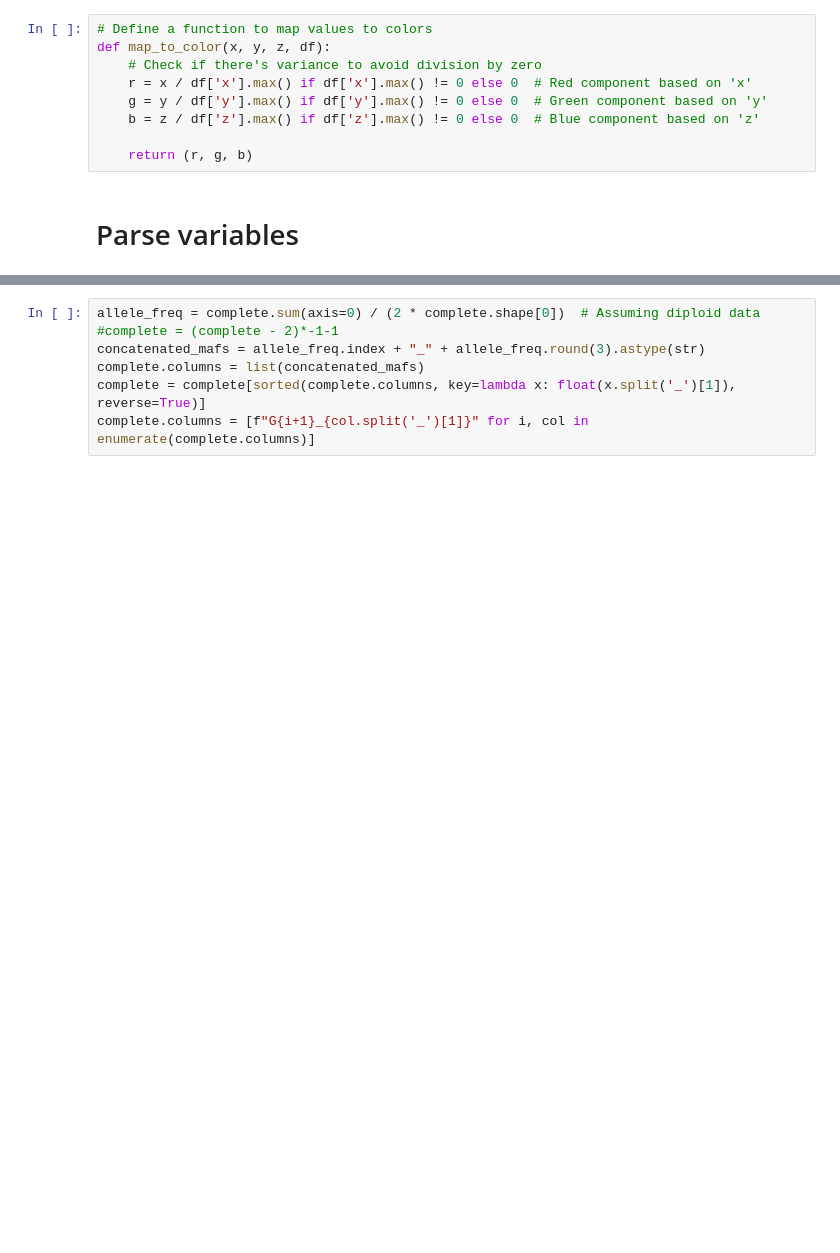
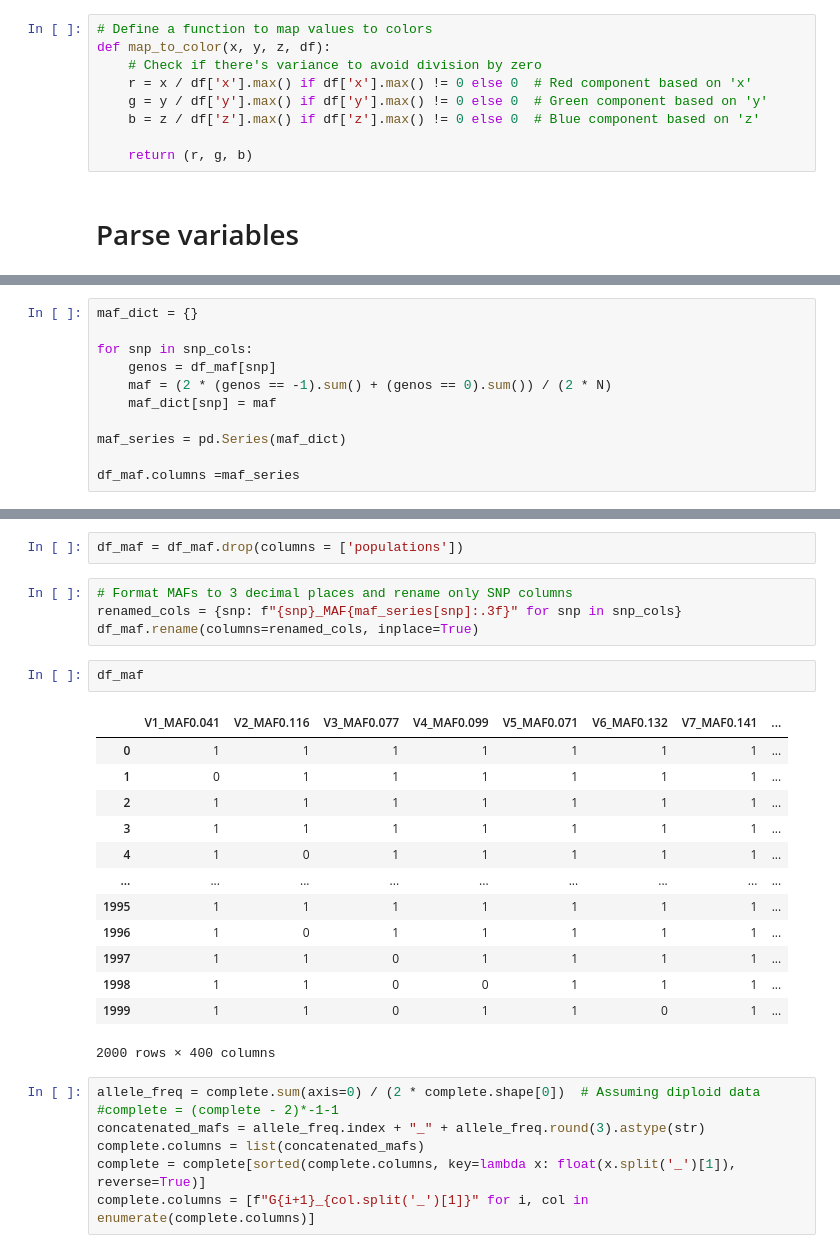
Before and after one commit to mat2m10/chasm, a Jupyter notebook: notebooks/linear_simulation_notebooks/01 Create Admixted Genotype Data.ipynb, the cells around one changed output, grey strips where cells are left out. Saved outputs shown, nothing was run; the diff lists cells and outputs as text; blank space fills up the shorter version.

```diff
--- a/notebooks/linear_simulation_notebooks/01 Create Admixted Genotype Data.ipynb
+++ b/notebooks/linear_simulation_notebooks/01 Create Admixted Genotype Data.ipynb
@@ -74,0 +218,11 @@ except:
+# %%
+maf_dict = {}
+
+for snp in snp_cols:
+    genos = df_maf[snp]
+    maf = (2 * (genos == -1).sum() + (genos == 0).sum()) / (2 * N)
+    maf_dict[snp] = maf
+
+maf_series = pd.Series(maf_dict)
+
+df_maf.columns =maf_series
@@ -75,3 +245,25 @@ except:
+# %%
+df_maf = df_maf.drop(columns = ['populations'])
+# %%
+# Format MAFs to 3 decimal places and rename only SNP columns
+renamed_cols = {snp: f"{snp}_MAF{maf_series[snp]:.3f}" for snp in snp_cols}
+df_maf.rename(columns=renamed_cols, inplace=True)
+# %%
+df_maf
+# %% [output]
+|  | V1_MAF0.041 | V2_MAF0.116 | V3_MAF0.077 | V4_MAF0.099 | V5_MAF0.071 | V6_MAF0.132 | V7_MAF0.141 | ... |
+| 0 | 1 | 1 | 1 | 1 | 1 | 1 | 1 | ... |
+| 1 | 0 | 1 | 1 | 1 | 1 | 1 | 1 | ... |
+| 2 | 1 | 1 | 1 | 1 | 1 | 1 | 1 | ... |
+| 3 | 1 | 1 | 1 | 1 | 1 | 1 | 1 | ... |
+| 4 | 1 | 0 | 1 | 1 | 1 | 1 | 1 | ... |
+| ... | ... | ... | ... | ... | ... | ... | ... | ... |
+| 1995 | 1 | 1 | 1 | 1 | 1 | 1 | 1 | ... |
+| 1996 | 1 | 0 | 1 | 1 | 1 | 1 | 1 | ... |
+| 1997 | 1 | 1 | 0 | 1 | 1 | 1 | 1 | ... |
+| 1998 | 1 | 1 | 0 | 0 | 1 | 1 | 1 | ... |
+| 1999 | 1 | 1 | 0 | 1 | 1 | 0 | 1 | ... |
+2000 rows × 400 columns
 # %%
 allele_freq = complete.sum(axis=0) / (2 * complete.shape[0])  # Assuming diploid data
 #complete = (complete - 2)*-1-1
```
Also changed, not shown: parts of 14 cells of this notebook, 26 other files.
